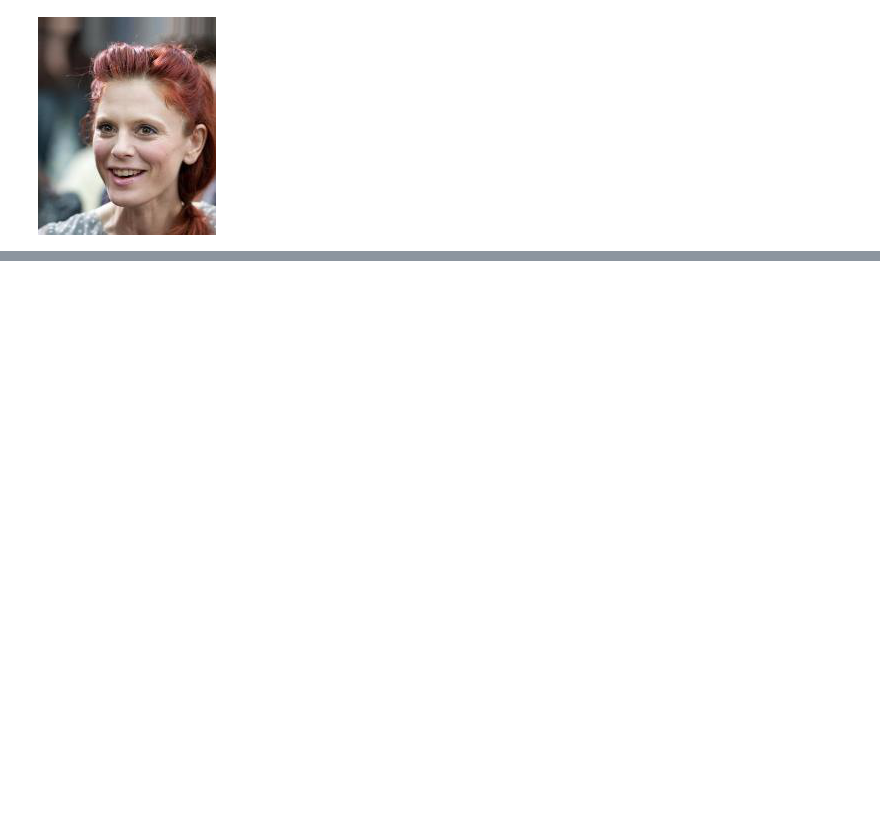
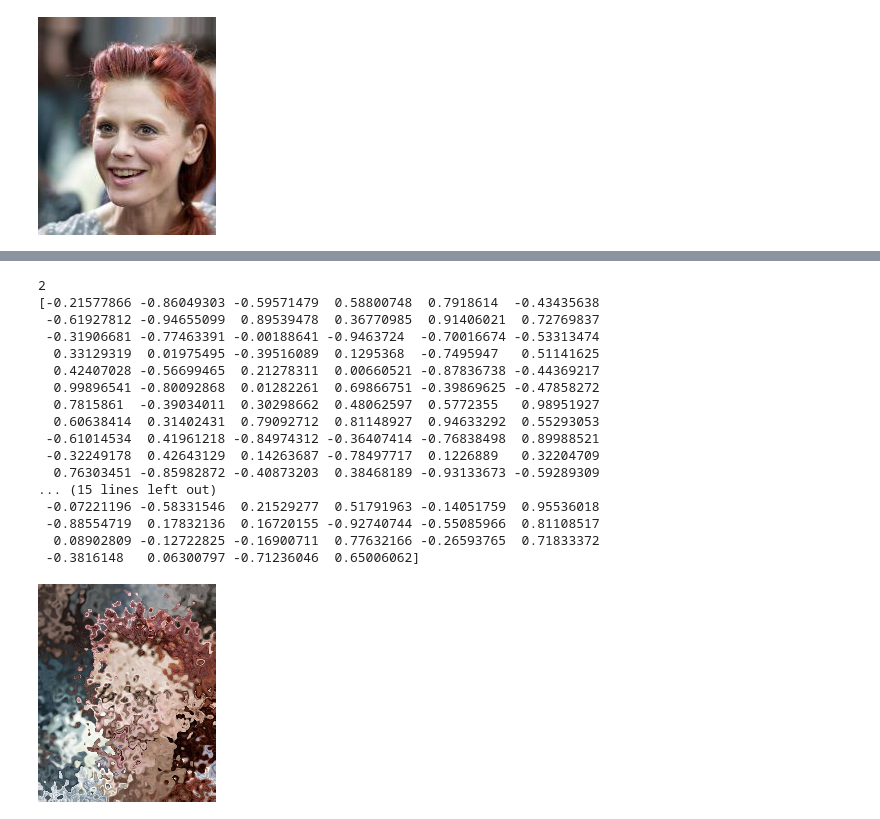
Before and after one commit to DmitryUlyanov/recognition, a Jupyter notebook: scripts/explore_augmentation.ipynb, the cells around one changed output, grey strips where cells are left out. Cells and saved outputs as stored; diff of their text form; code cells hidden in the pictures; blank space fills up the shorter version.

```diff
--- a/scripts/explore_augmentation.ipynb
+++ b/scripts/explore_augmentation.ipynb
@@ -142,0 +333,33 @@ ia.__version__
+# %%
+def crop_keypoints(keypoints_on_images, random_state, parents, hooks):
+    print('Not implemented')
+    return keypoints_on_images
+
+et  = LambdaKW(
+                    func_images=elastic_transform,
+                    func_keypoints=crop_keypoints,
+                    alpha=100,
+                    sigma=2,
+                    alpha_affine=5,
+    )
+
+Image.fromarray(et.augment_image(np.array(img_)))
+# %% [output]
+2
+[-0.21577866 -0.86049303 -0.59571479  0.58800748  0.7918614  -0.43435638
+ -0.61927812 -0.94655099  0.89539478  0.36770985  0.91406021  0.72769837
+ -0.31906681 -0.77463391 -0.00188641 -0.9463724  -0.70016674 -0.53313474
+  0.33129319  0.01975495 -0.39516089  0.1295368  -0.7495947   0.51141625
+  0.42407028 -0.56699465  0.21278311  0.00660521 -0.87836738 -0.44369217
+  0.99896541 -0.80092868  0.01282261  0.69866751 -0.39869625 -0.47858272
+  0.7815861  -0.39034011  0.30298662  0.48062597  0.5772355   0.98951927
+  0.60638414  0.31402431  0.79092712  0.81148927  0.94633292  0.55293053
+ -0.61014534  0.41961218 -0.84974312 -0.36407414 -0.76838498  0.89988521
+ -0.32249178  0.42643129  0.14263687 -0.78497717  0.1226889   0.32204709
+  0.76303451 -0.85982872 -0.40873203  0.38468189 -0.93133673 -0.59289309
+... (15 lines left out)
+ -0.07221196 -0.58331546  0.21529277  0.51791963 -0.14051759  0.95536018
+ -0.88554719  0.17832136  0.16720155 -0.92740744 -0.55085966  0.81108517
+  0.08902809 -0.12722825 -0.16900711  0.77632166 -0.26593765  0.71833372
+ -0.3816148   0.06300797 -0.71236046  0.65006062]
+[figure, added]
```
Also changed, not shown: parts of 22 cells of this notebook, 4 other files.
